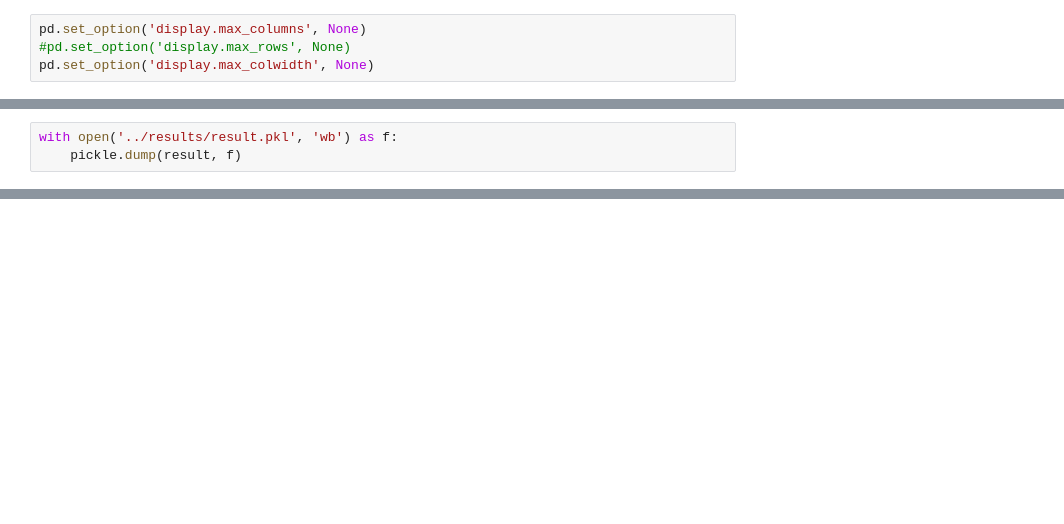
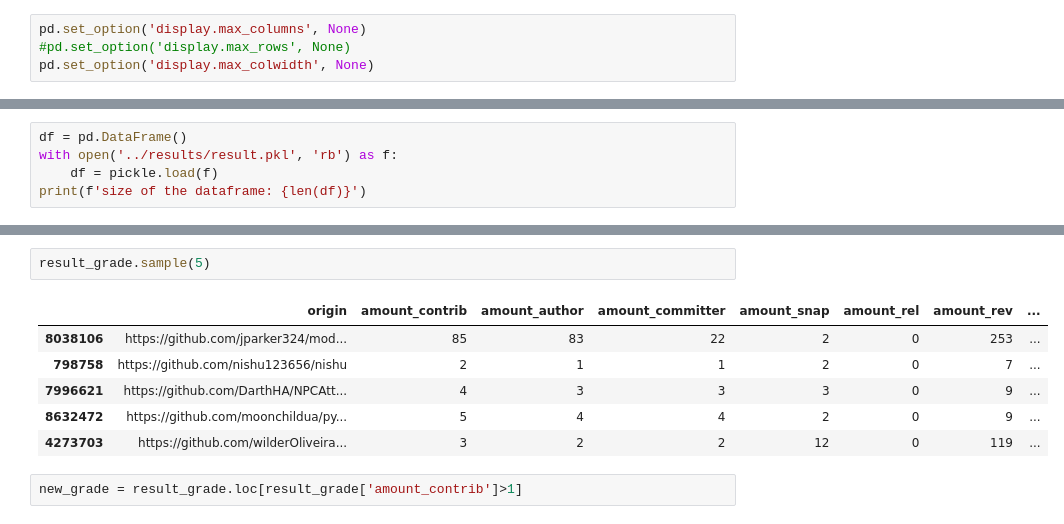
Before and after one commit to srapaport/modified-files, a Jupyter notebook: python/analysis.ipynb, the cells around one changed output, grey strips where cells are left out. Saved outputs shown, nothing was run; the diff lists cells and outputs as text; blank space fills up the shorter version.

```diff
--- a/python/analysis.ipynb
+++ b/python/analysis.ipynb
@@ -33,3 +8,5 @@ import pickle
 # %%
-with open('../results/result.pkl', 'wb') as f:
-    pickle.dump(result, f)
+df = pd.DataFrame()
+with open('../results/result.pkl', 'rb') as f:
+    df = pickle.load(f)
+print(f'size of the dataframe: {len(df)}')
@@ -57,0 +31,11 @@ df.loc[df['path'].str.contains("license", case=False) & df['branch'].str.contain
+# %%
+result_grade.sample(5)
+# %% [output]
+|  | origin | amount_contrib | amount_author | amount_committer | amount_snap | amount_rel | amount_rev | ... |
+| 8038106 | https://github.com/jparker324/mod... | 85 | 83 | 22 | 2 | 0 | 253 | ... |
+| 798758 | https://github.com/nishu123656/nishu | 2 | 1 | 1 | 2 | 0 | 7 | ... |
+| 7996621 | https://github.com/DarthHA/NPCAtt... | 4 | 3 | 3 | 3 | 0 | 9 | ... |
+| 8632472 | https://github.com/moonchildua/py... | 5 | 4 | 4 | 2 | 0 | 9 | ... |
+| 4273703 | https://github.com/wilderOliveira... | 3 | 2 | 2 | 12 | 0 | 119 | ... |
+# %%
+new_grade = result_grade.loc[result_grade['amount_contrib']>1]
```
Also changed, not shown: parts of 18 cells of this notebook, 4 other files.
